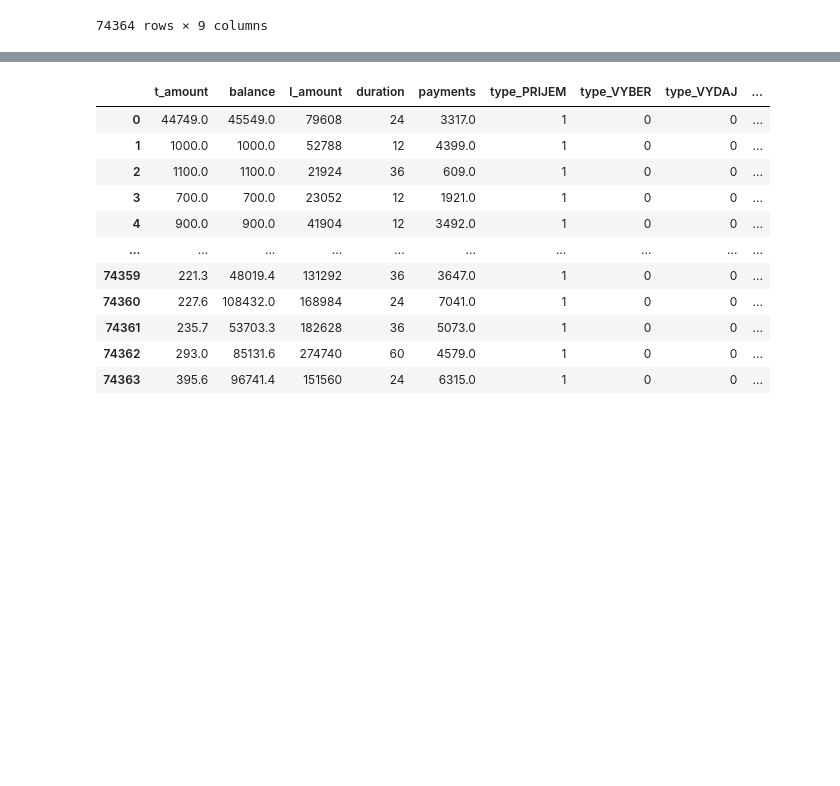
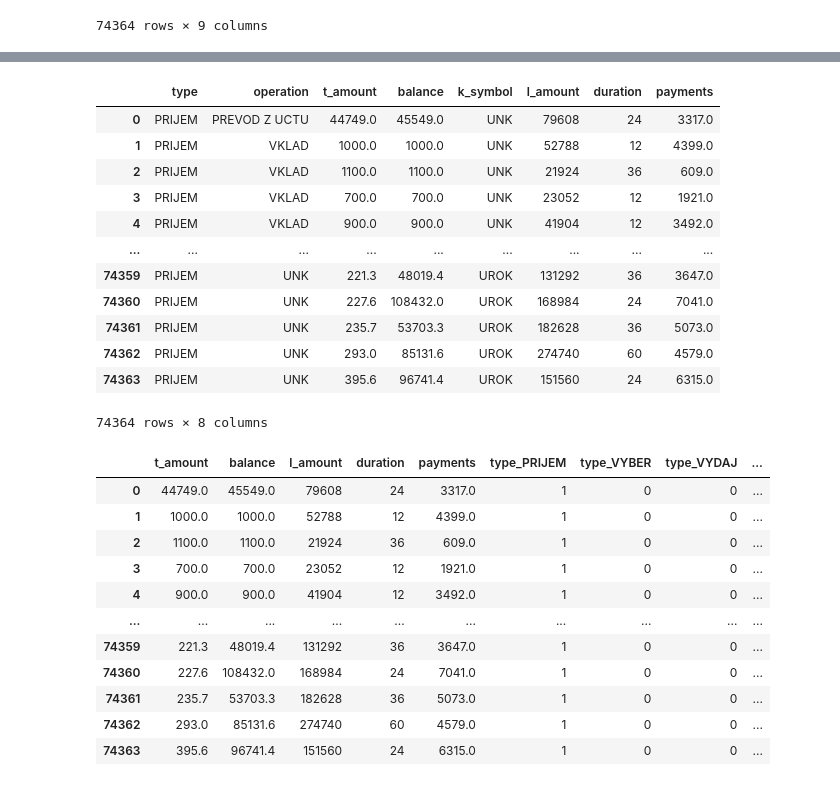
Before and after one commit to Ironhack-Data-0621-Remote/Classroom-Materials, a Jupyter notebook: Unit_2/2.09_logistic_regression.ipynb, the cells around one changed output, grey strips where cells are left out. Cells and saved outputs as stored; diff of their text form; code cells hidden in the pictures; blank space fills up the shorter version.

```diff
--- a/Unit_2/2.09_logistic_regression.ipynb
+++ b/Unit_2/2.09_logistic_regression.ipynb
@@ -171,6 +173,22 @@ for col in data.select_dtypes(np.number):
 # %%
 y = data['status']
 X = data.drop('status', axis=1)
+# %%
+X
+# %% [output]
+|  | type | operation | t_amount | balance | k_symbol | l_amount | duration | payments |
+| 0 | PRIJEM | PREVOD Z UCTU | 44749.0 | 45549.0 | UNK | 79608 | 24 | 3317.0 |
+| 1 | PRIJEM | VKLAD | 1000.0 | 1000.0 | UNK | 52788 | 12 | 4399.0 |
+| 2 | PRIJEM | VKLAD | 1100.0 | 1100.0 | UNK | 21924 | 36 | 609.0 |
+| 3 | PRIJEM | VKLAD | 700.0 | 700.0 | UNK | 23052 | 12 | 1921.0 |
+| 4 | PRIJEM | VKLAD | 900.0 | 900.0 | UNK | 41904 | 12 | 3492.0 |
+| ... | ... | ... | ... | ... | ... | ... | ... | ... |
+| 74359 | PRIJEM | UNK | 221.3 | 48019.4 | UROK | 131292 | 36 | 3647.0 |
+| 74360 | PRIJEM | UNK | 227.6 | 108432.0 | UROK | 168984 | 24 | 7041.0 |
+| 74361 | PRIJEM | UNK | 235.7 | 53703.3 | UROK | 182628 | 36 | 5073.0 |
+| 74362 | PRIJEM | UNK | 293.0 | 85131.6 | UROK | 274740 | 60 | 4579.0 |
+| 74363 | PRIJEM | UNK | 395.6 | 96741.4 | UROK | 151560 | 24 | 6315.0 |
+74364 rows × 8 columns
 # %%
 X = pd.get_dummies(X, columns=['type', 'operation', 'k_symbol'])
 X
```
Also changed, not shown: parts of 13 cells of this notebook.
